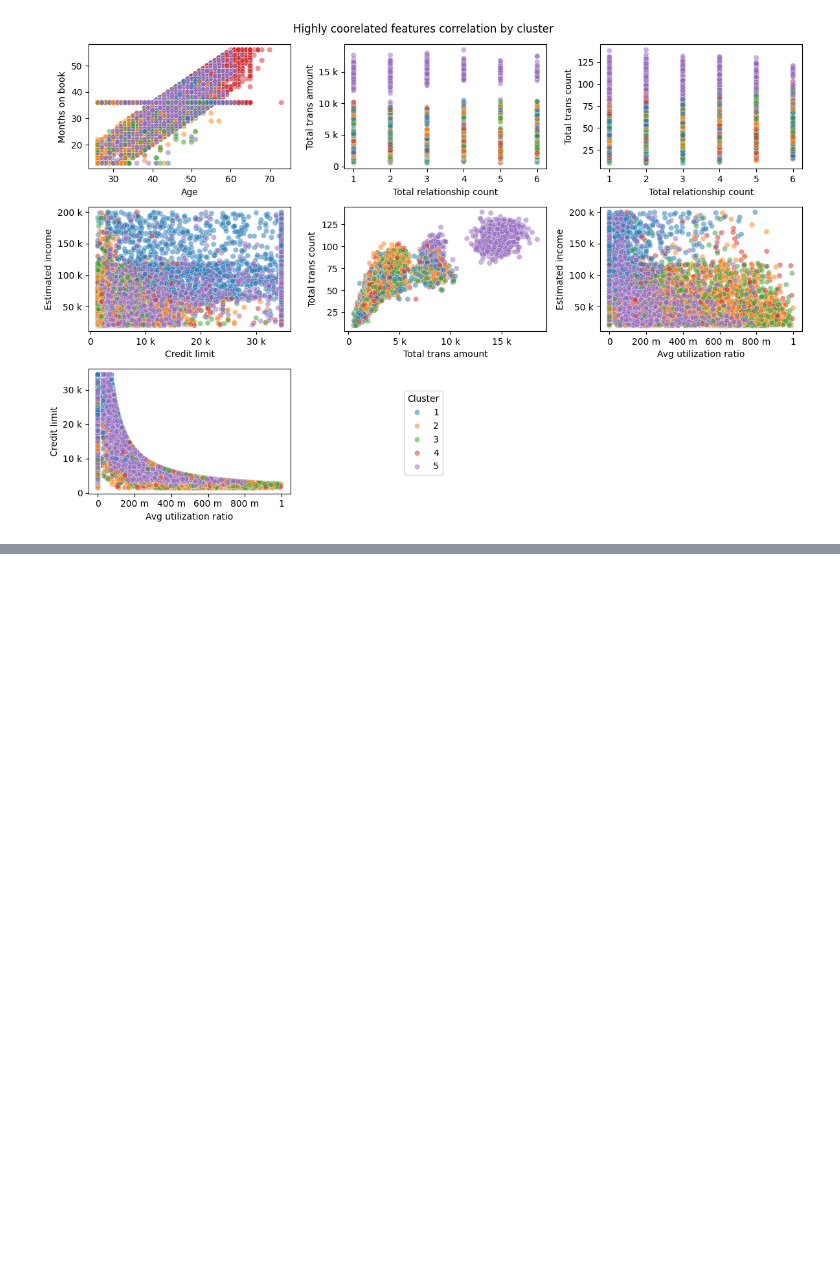
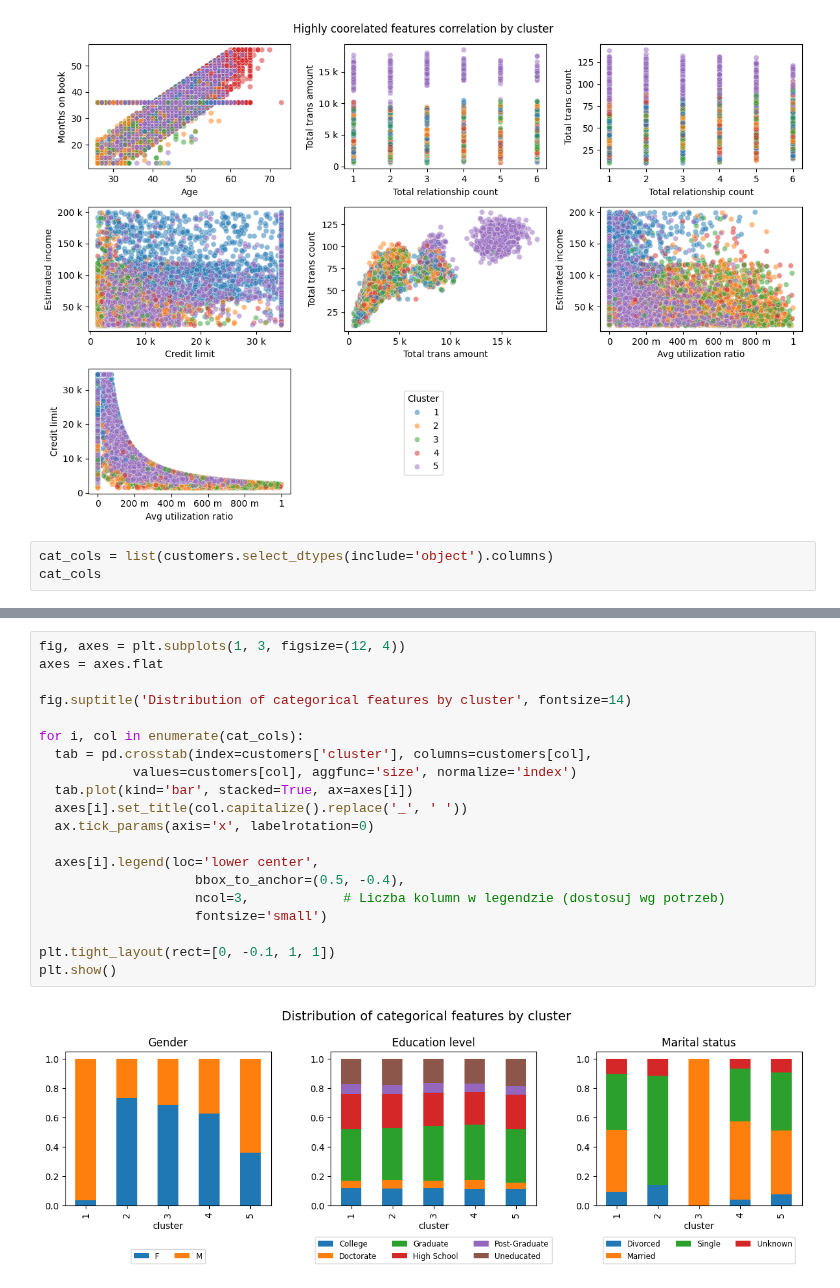
Before and after one commit to Krzesimir13/DataQuest, a Jupyter notebook: credit_card.ipynb, the cells around one changed output, grey strips where cells are left out. Cells and saved outputs as stored; diff of their text form; blank space fills up the shorter version.

```diff
--- a/credit_card.ipynb
+++ b/credit_card.ipynb
@@ -299,3 +299,6 @@ plt.tight_layout()
 plt.show()
 # %% [output]
 [figure]
+# %%
+cat_cols = list(customers.select_dtypes(include='object').columns)
+cat_cols
@@ -301,0 +318,22 @@ plt.show()
+# %%
+fig, axes = plt.subplots(1, 3, figsize=(12, 4))
+axes = axes.flat
+
+fig.suptitle('Distribution of categorical features by cluster', fontsize=14)
+
+for i, col in enumerate(cat_cols):
+  tab = pd.crosstab(index=customers['cluster'], columns=customers[col],
+            values=customers[col], aggfunc='size', normalize='index')
+  tab.plot(kind='bar', stacked=True, ax=axes[i])
+  axes[i].set_title(col.capitalize().replace('_', ' '))
+  ax.tick_params(axis='x', labelrotation=0)
+
+  axes[i].legend(loc='lower center',
+                    bbox_to_anchor=(0.5, -0.4),
+                    ncol=3,            # Liczba kolumn w legendzie (dostosuj wg potrzeb)
+                    fontsize='small')
+
+plt.tight_layout(rect=[0, -0.1, 1, 1])
+plt.show()
+# %% [output]
+[figure, added]
```
Also changed, not shown: parts of 2 cells of this notebook.
